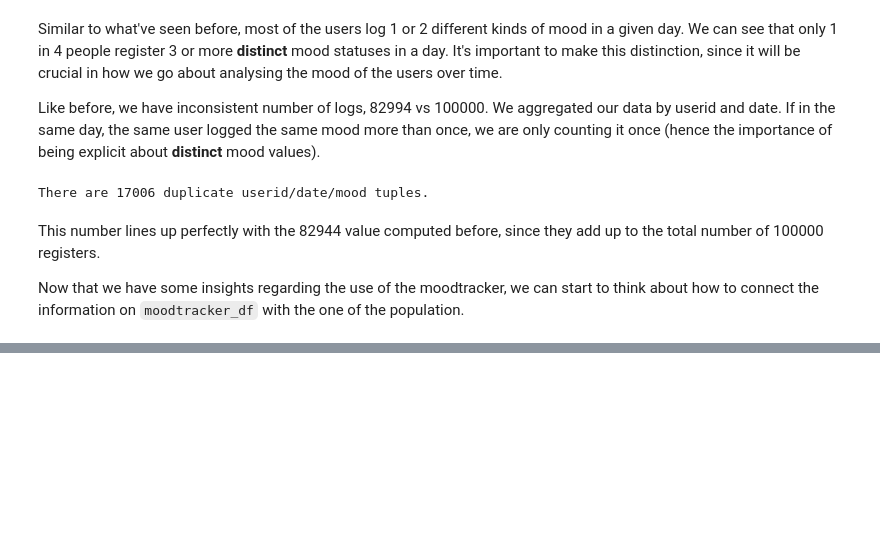
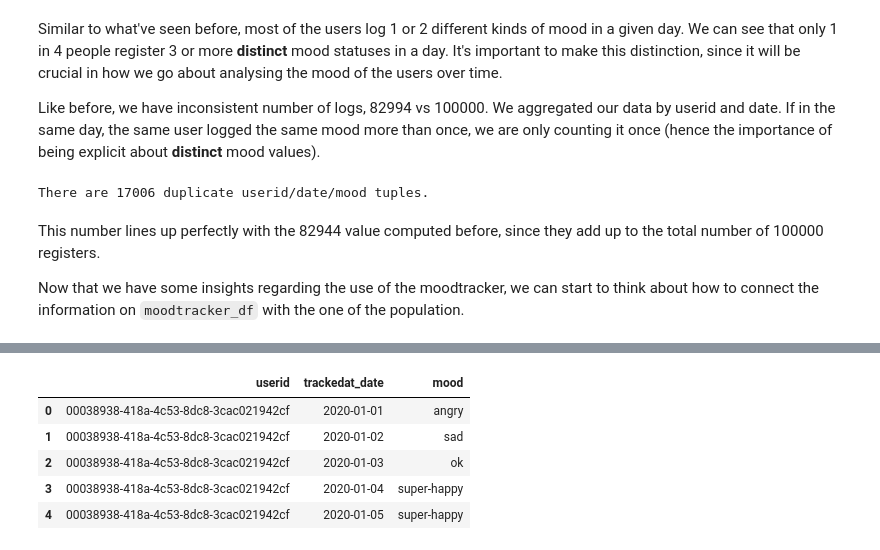
Before and after one commit to adfsan/z-challenge, a Jupyter notebook: Report1.ipynb, the cells around one changed output, grey strips where cells are left out. Drawn from its saved outputs; the diff is of its cells as text; code cells hidden in the pictures; blank space fills up the shorter version.

```diff
--- a/Report1.ipynb
+++ b/Report1.ipynb
@@ -385,0 +401,10 @@ moodtracker_df.groupby(["trackedat_date", "mood"])["userid"].count().reset_index
+# %%
+c_moodtracker_df = c_moodtracker_df.groupby(["userid", "trackedat_date"]).agg({"mood" : get_mode}).reset_index()
+c_moodtracker_df.head()
+# %% [output]
+|  | userid | trackedat_date | mood |
+| 0 | 00038938-418a-4c53-8dc8-3cac021942cf | 2020-01-01 | angry |
+| 1 | 00038938-418a-4c53-8dc8-3cac021942cf | 2020-01-02 | sad |
+| 2 | 00038938-418a-4c53-8dc8-3cac021942cf | 2020-01-03 | ok |
+| 3 | 00038938-418a-4c53-8dc8-3cac021942cf | 2020-01-04 | super-happy |
+| 4 | 00038938-418a-4c53-8dc8-3cac021942cf | 2020-01-05 | super-happy |
```
Also changed, not shown: parts of 10 cells of this notebook.
